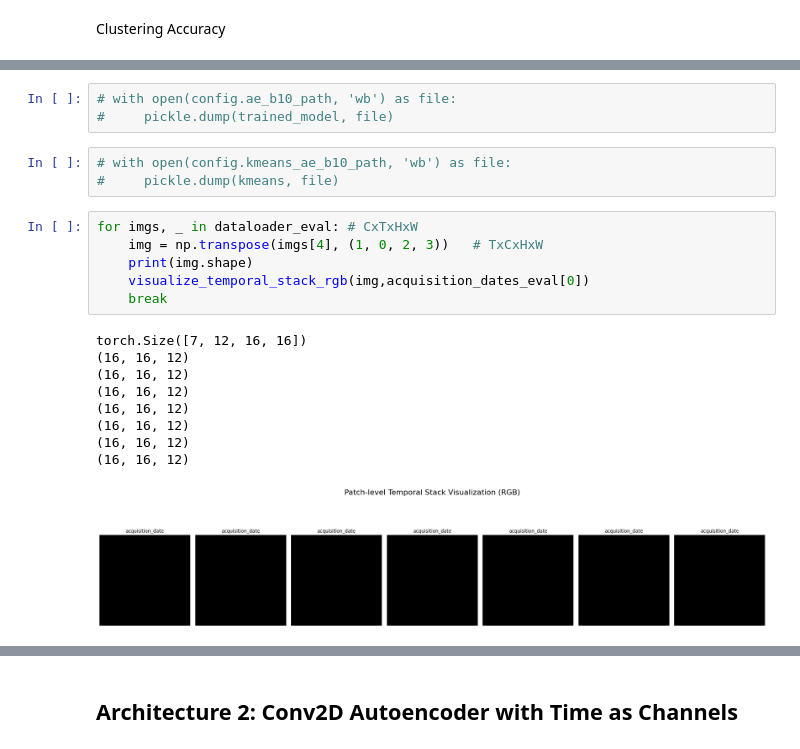
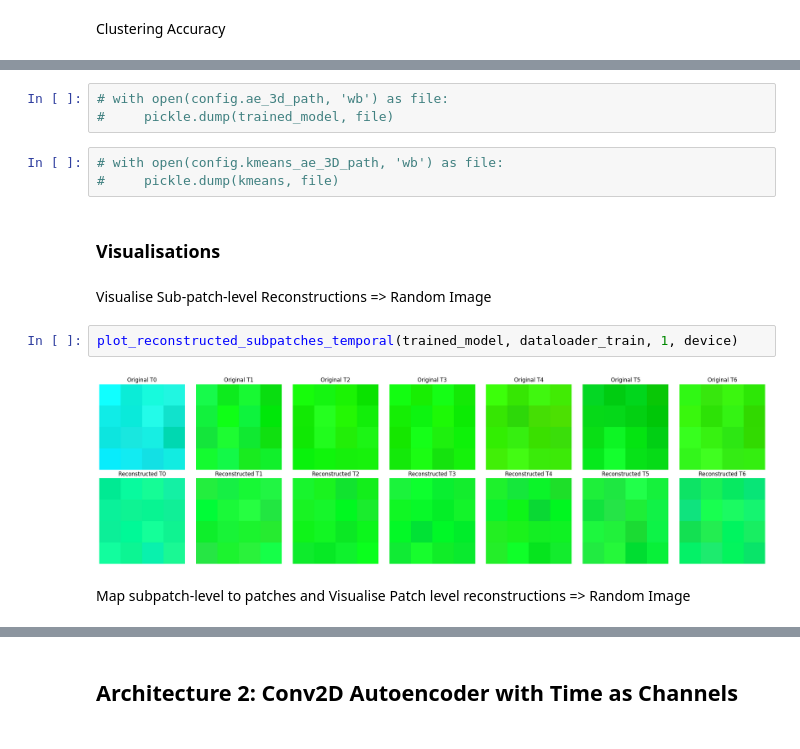
Before and after one commit to bhumikasadbhave/Master-Thesis-SITS, a Jupyter notebook: Modeling/temporal_ae.ipynb, the cells around one changed output, grey strips where cells are left out. Saved outputs shown, nothing was run; the diff lists cells and outputs as text.

```diff
--- a/Modeling/temporal_ae.ipynb
+++ b/Modeling/temporal_ae.ipynb
@@ -480,23 +286,17 @@ train_field_labels = assign_field_labels_ae_train(combined_train_coords, train_s
 # %%
-# with open(config.ae_b10_path, 'wb') as file:
+# with open(config.ae_3d_path, 'wb') as file:
 #     pickle.dump(trained_model, file)
 # %%
-# with open(config.kmeans_ae_b10_path, 'wb') as file:
+# with open(config.kmeans_ae_3D_path, 'wb') as file:
 #     pickle.dump(kmeans, file)
-# %%
-for imgs, _ in dataloader_eval: # CxTxHxW
-    img = np.transpose(imgs[4], (1, 0, 2, 3))   # TxCxHxW
-    print(img.shape)
-    visualize_temporal_stack_rgb(img,acquisition_dates_eval[0])
-    break
-# %% [output]
-torch.Size([7, 12, 16, 16])
-(16, 16, 12)
-(16, 16, 12)
-(16, 16, 12)
-(16, 16, 12)
-(16, 16, 12)
-(16, 16, 12)
-(16, 16, 12)
-[figure, removed]
+# %% [markdown]
+### Visualisations
+# %% [markdown]
+Visualise Sub-patch-level Reconstructions => Random Image
+# %%
+plot_reconstructed_subpatches_temporal(trained_model, dataloader_train, 1, device)
+# %% [output]
+[figure, added]
+# %% [markdown]
+Map subpatch-level to patches and Visualise Patch level reconstructions => Random Image
 # %%
```
Also changed, not shown: parts of 127 cells of this notebook, 17 other files.
